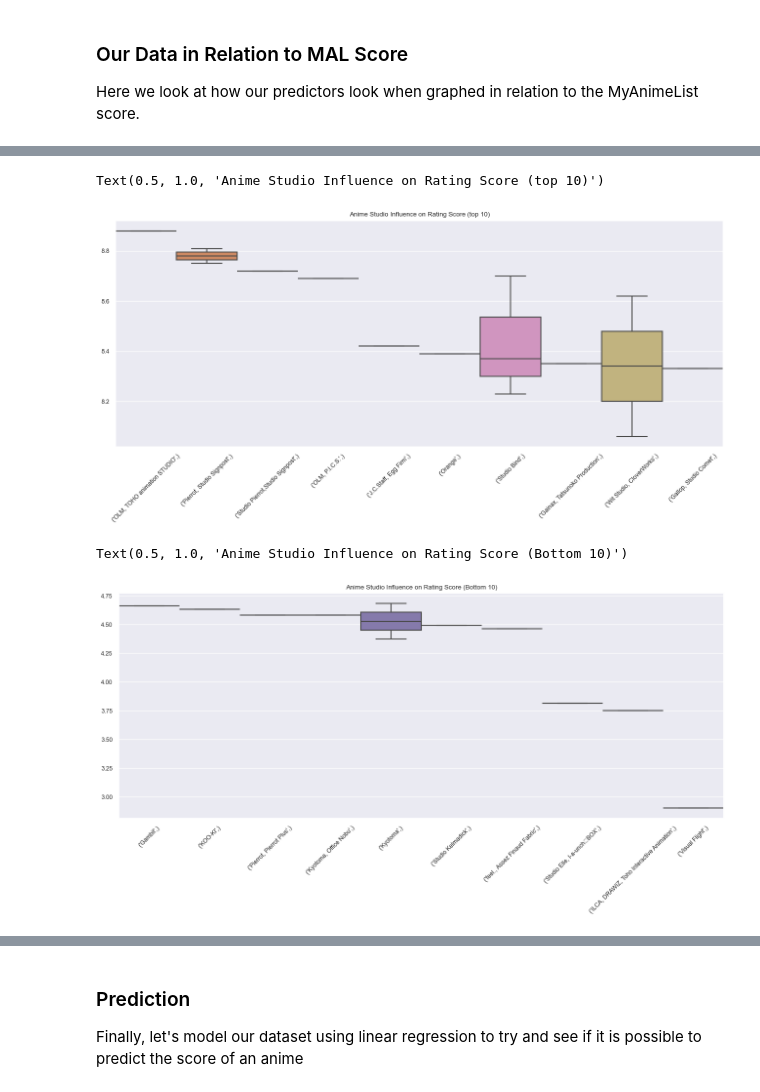
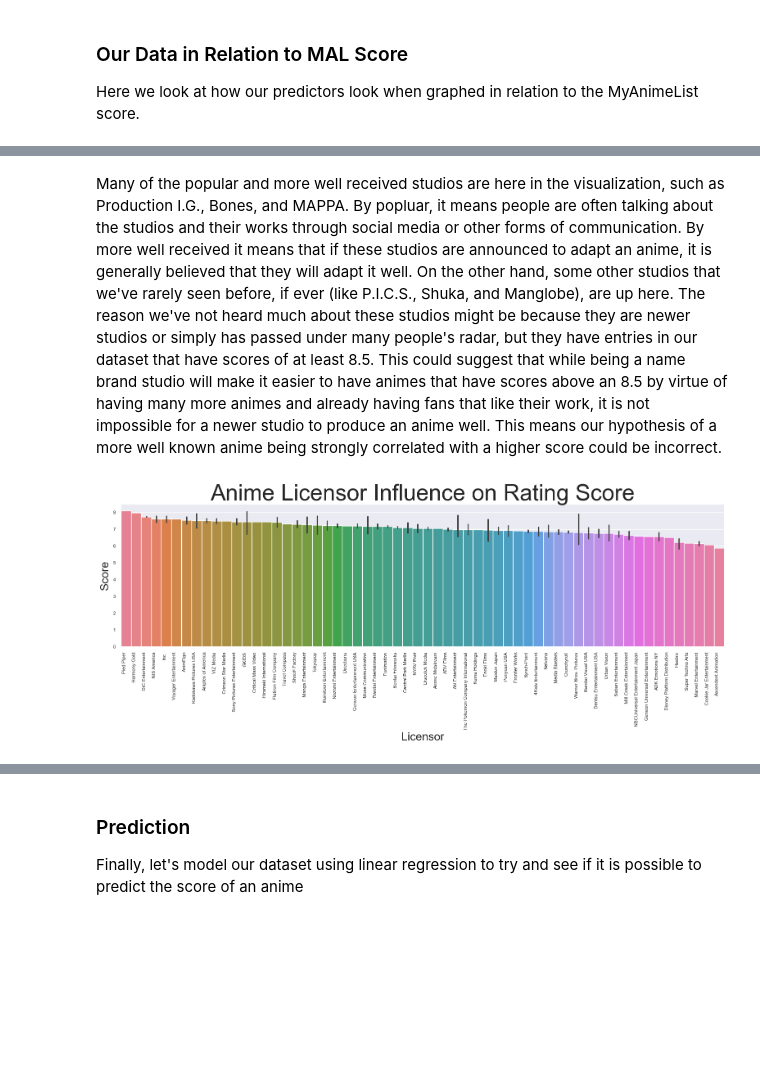
Before and after one commit to ryantregala32/COGS108_Repo, a Jupyter notebook: FinalReport.ipynb, the cells around one changed output, grey strips where cells are left out. Cells and saved outputs as stored; diff of their text form; code cells hidden in the pictures; blank space fills up the shorter version.

```diff
--- a/FinalReport.ipynb
+++ b/FinalReport.ipynb
@@ -409,29 +451,33 @@ This boxplot analyzes the relationship between anime sources and their respectiv
+# %% [markdown]
+Many of the popular and more well received studios are here in the visualization, such as Production I.G., Bones, and MAPPA. By popluar, it means people are often talking about the studios and their works through social media or other forms of communication. By more well received it means that if these studios are announced to adapt an anime, it is generally believed that they will adapt it well. On the other hand, some other studios that we've rarely seen before, if ever (like P.I.C.S., Shuka, and Manglobe), are up here. The reason we've not heard much about these studios might be because they are newer studios or simply has passed under many people's radar, but they have entries in our dataset that have scores of at least 8.5. This could suggest that while being a name brand studio will make it easier to have animes that have scores above an 8.5 by virtue of having many more animes and already having fans that like their work, it is not impossible for a newer studio to produce an anime well. This means our hypothesis of a more well known anime being strongly correlated with a higher score could be incorrect.
+# %%
+#Do the same process for licensors since they are represented similarly to studios
+#Filter data to only have a main licensor for every anime
+def separateLicensors(df :pd.DataFrame):
+    returnList = []
+    for row in df.itertuples(index=False):
+        licensors = row.Licensors.split(',')
+        for licensor in licensors:
+            row_list = list(row)
+            row_list.append(licensor.strip())
+            returnList.extend([row_list])
+
+    return pd.DataFrame(returnList, columns=['anime_id','Name','Score','Genres','Episodes','Studios','Licensors','Source', 'single_licensor'])
 # %%
-#Group for Genre predictor and sort by median
-grouped = main_df.groupby(['Studios'])
+#Get main licensors and sort by mean
+dfSingleLicensors = separateLicensors(main_df.fillna(''))
+grouped = dfSingleLicensors.groupby(['single_licensor'])
 grouped_df = pd.DataFrame({col:vals['Score'] for col, vals in grouped})
-meds = grouped_df.median()
-meds.sort_values(ascending = False, inplace = True)
-sorted_df = grouped_df[meds.index]
+means = grouped_df.mean()
+means.sort_values(ascending = False, inplace = True)
+sorted_df = grouped_df[means.index]
 
-#Sort for top 10
-studio_top = sorted_df.iloc[:,:10]
-
-#Create and customize boxplot
-sns.set_theme(rc={'figure.figsize':(16, 6)}, font_scale = 0.8)
-plt.xticks(rotation=45)
-sns.boxplot(data = studio_top, width = 1).set_title('Anime Studio Influence on Rating Score (top 10)')
+#Graph
+sns.set_theme(rc={'figure.figsize':(19, 6)}, font_scale = 0.75)
+plt.xticks(rotation=90, ha='right')
+plt.subplots_adjust(bottom=0.3)
+plt.xlabel('Licensor', fontsize = 20)
+plt.ylabel('Score', fontsize = 20)
+ax = sns.barplot(data = sorted_df, width = 1).set_title('Anime Licensor Influence on Rating Score', fontsize = 40)
 # %% [output]
-Text(0.5, 1.0, 'Anime Studio Influence on Rating Score (top 10)')
-[figure, old version]
+[figure, new version]
-# %%
-#Sort for bottom 10
-studio_bot = sorted_df.iloc[:,-10:]
-
-#Create and customize boxplot
-sns.set_theme(rc={'figure.figsize':(16, 6)}, font_scale = 0.8)
-plt.xticks(rotation=45)
-sns.boxplot(data = studio_bot, width = 1).set_title('Anime Studio Influence on Rating Score (Bottom 10)')
-# %% [output]
-Text(0.5, 1.0, 'Anime Studio Influence on Rating Score (Bottom 10)')
-[figure, removed]
```
Also changed, not shown: parts of 32 cells of this notebook.
